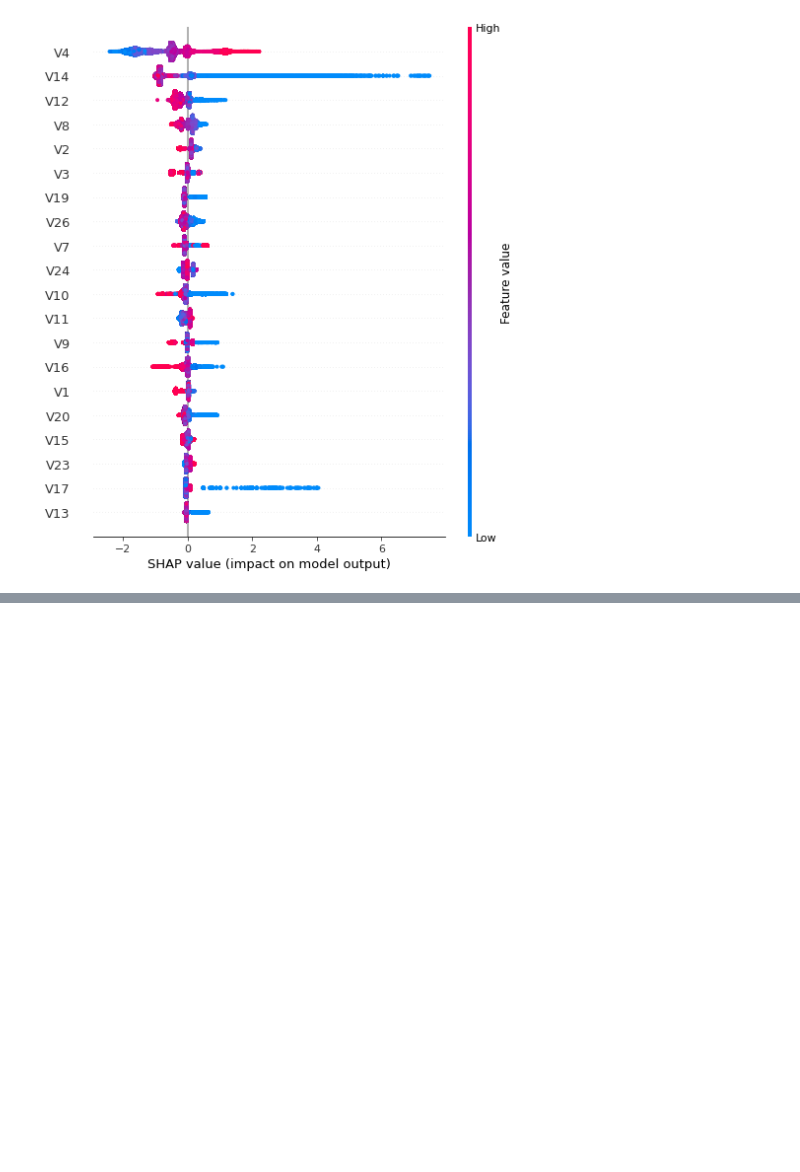
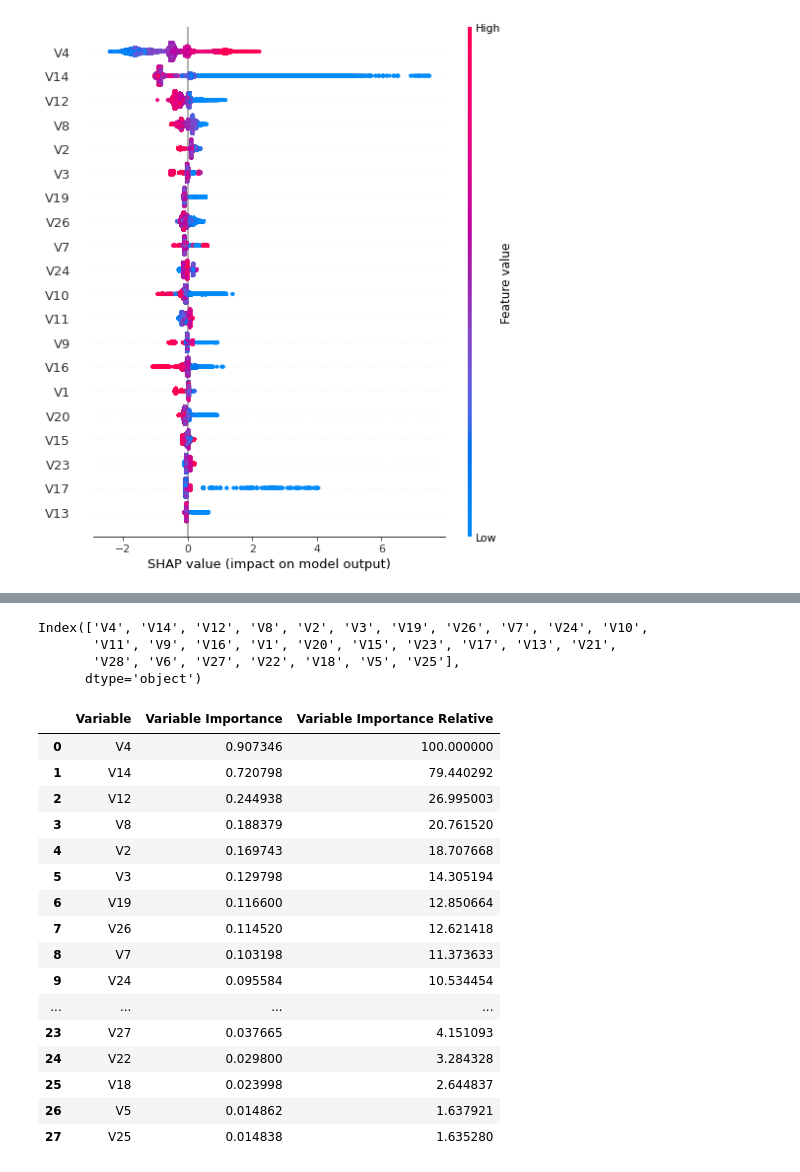
Before and after one commit to mohitkhannanu/udemy-tf-course, a Jupyter notebook: Model_Interpretation/XGBoost_SHAPELY.ipynb, the cells around one changed output, grey strips where cells are left out. Cells and saved outputs as stored; diff of their text form; code cells hidden in the pictures; blank space fills up the shorter version.

```diff
--- a/Model_Interpretation/XGBoost_SHAPELY.ipynb
+++ b/Model_Interpretation/XGBoost_SHAPELY.ipynb
@@ -250,0 +280,3 @@ shap.summary_plot(shap_values, X_train)
+# %%
+features = X_train.columns
+features[feature_order]
@@ -250,0 +294,34 @@ shap.summary_plot(shap_values, X_train)
+# %%
+features[np.argsort(-1*np.sum(np.abs(shap_values), axis=0))]
+# %% [output]
+Index(['V4', 'V14', 'V12', 'V8', 'V2', 'V3', 'V19', 'V26', 'V7', 'V24', 'V10',
+       'V11', 'V9', 'V16', 'V1', 'V20', 'V15', 'V23', 'V17', 'V13', 'V21',
+       'V28', 'V6', 'V27', 'V22', 'V18', 'V5', 'V25'],
+      dtype='object')
+# %%
+Values = np.mean(np.abs(shap_values), axis=0)[feature_order]
+# %%
+#shap_importance = pd.DataFrame('Variable Importance': Values, 'Variable': features[feature_order])
+shap_importance = pd.DataFrame({'Variable':features[feature_order], 'Variable Importance':Values })
+# %%
+shap_importance['Variable Importance Relative'] =  shap_importance['Variable Importance']/shap_importance['Variable Importance'][0]*100
+# %%
+shap_importance
+# %% [output]
+|  | Variable | Variable Importance | Variable Importance Relative |
+| 0 | V4 | 0.907346 | 100.000000 |
+| 1 | V14 | 0.720798 | 79.440292 |
+| 2 | V12 | 0.244938 | 26.995003 |
+| 3 | V8 | 0.188379 | 20.761520 |
+| 4 | V2 | 0.169743 | 18.707668 |
+| 5 | V3 | 0.129798 | 14.305194 |
+| 6 | V19 | 0.116600 | 12.850664 |
+| 7 | V26 | 0.114520 | 12.621418 |
+| 8 | V7 | 0.103198 | 11.373633 |
+| 9 | V24 | 0.095584 | 10.534454 |
+| ... | ... | ... | ... |
+| 23 | V27 | 0.037665 | 4.151093 |
+| 24 | V22 | 0.029800 | 3.284328 |
+| 25 | V18 | 0.023998 | 2.644837 |
+| 26 | V5 | 0.014862 | 1.637921 |
+| 27 | V25 | 0.014838 | 1.635280 |
```
Also changed, not shown: parts of 8 cells of this notebook.
